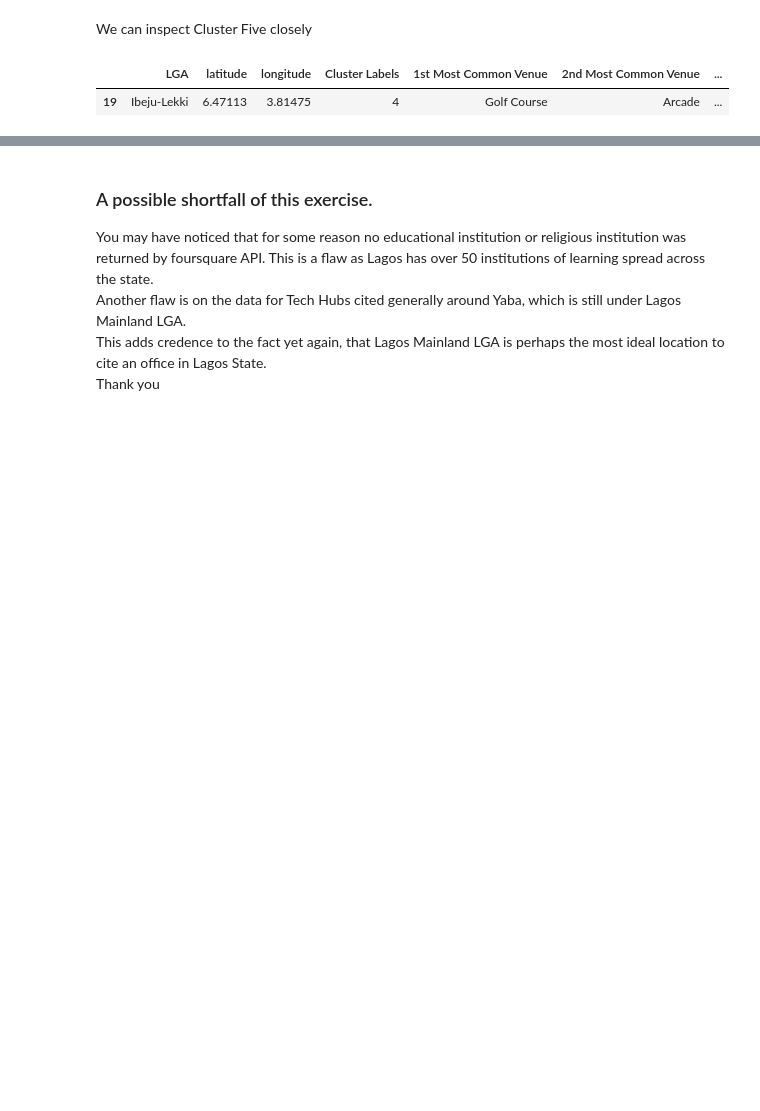
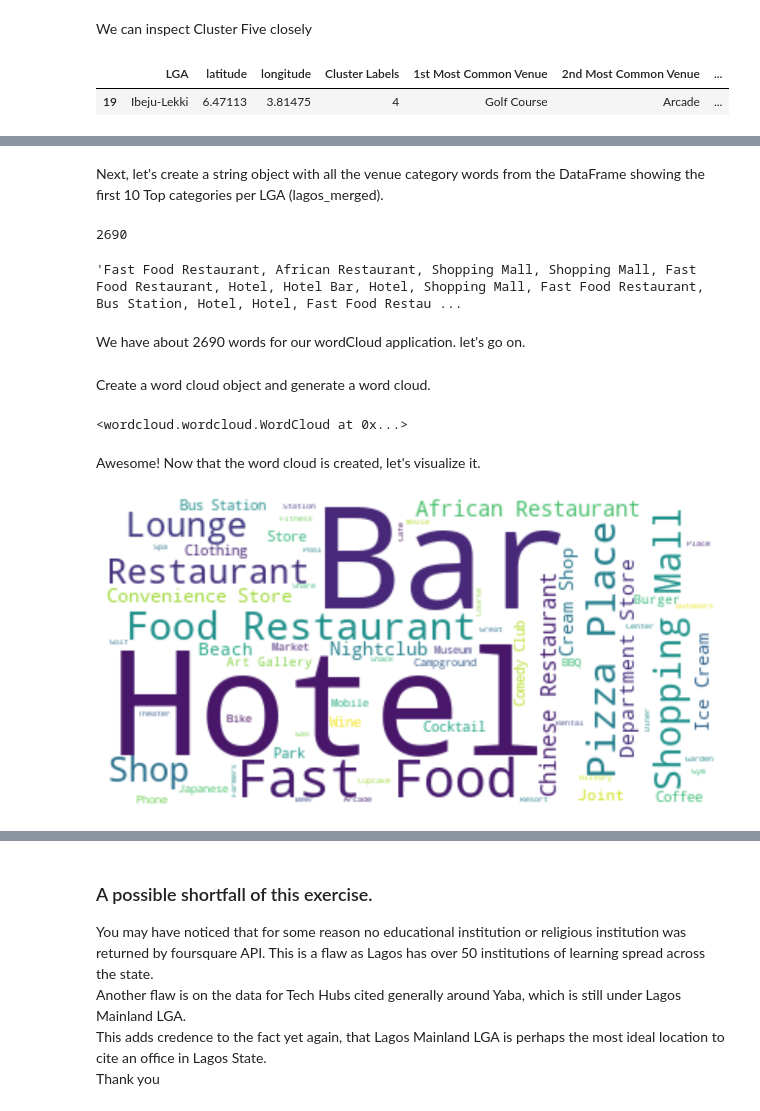
Before and after one commit to Lawrence-Krukrubo/IBM_Data_Specialization_Capstone_Project, a Jupyter notebook: applied_data_science_capstone_project.ipynb, the cells around one changed output, grey strips where cells are left out. Saved outputs shown, nothing was run; the diff lists cells and outputs as text; code cells hidden in the pictures; blank space fills up the shorter version.

```diff
--- a/applied_data_science_capstone_project.ipynb
+++ b/applied_data_science_capstone_project.ipynb
@@ -1482,0 +1498,2 @@ cluster_five
+# %%
+stopwords = set(STOPWORDS)
@@ -1482,0 +1502,6 @@ cluster_five
+# %%
+# Let's select only the columns in lagos_merged DataFrame that we need
+selection = lagos_merged.iloc[:, 4:]
+
+# Let's view the first 5 rows of our selection
+selection.head()
@@ -1482,0 +1515,49 @@ cluster_five
+# %% [markdown]
+Next, let's create a string object with all the venue category words from the DataFrame showing the first 10 Top categories per LGA (lagos_merged).
+# %%
+# Next lets write code to iterate through each column of our selection DataFrame and append each category word to a string object
+
+col_list = list(selection.columns)
+
+words = ''
+
+for i in col_list:
+    for j in list(selection[i]):
+        words += j
+        words += ', '
+
+print(len(words))
+words
+# %% [output]
+2690
+'Fast Food Restaurant, African Restaurant, Shopping Mall, Shopping Mall, Fast Food Restaurant, Hotel, Hotel Bar, Hotel, Shopping Mall, Fast Food Restaurant, Bus Station, Hotel, Hotel, Fast Food Restau ...
+# %% [markdown]
+We have about 2690 words for our wordCloud application. let's go on.
+# %% [markdown]
+Create a word cloud object and generate a word cloud.
+# %%
+# Instantiate a WordCloud object
+top_venues_wc = WordCloud(
+          background_color='white',
+          max_words= len(words),
+          stopwords=stopwords)
+
+# Generate the WordCloud
+top_venues_wc.generate(words)
+# %% [output]
+<wordcloud.wordcloud.WordCloud at 0x...>
+# %% [markdown]
+Awesome! Now that the word cloud is created, let's visualize it.
+# %%
+# Generate the WordCloud
+top_venues_wc.generate(words)
+
+# Set the Size
+plt.figure(figsize=(18, 22))
+
+# Display the WC
+plt.imshow(top_venues_wc, interpolation='bilinear')
+plt.axis('off')
+plt.show()
+# %% [output]
+[figure, added]
```
Also changed, not shown: parts of 12 cells of this notebook.
